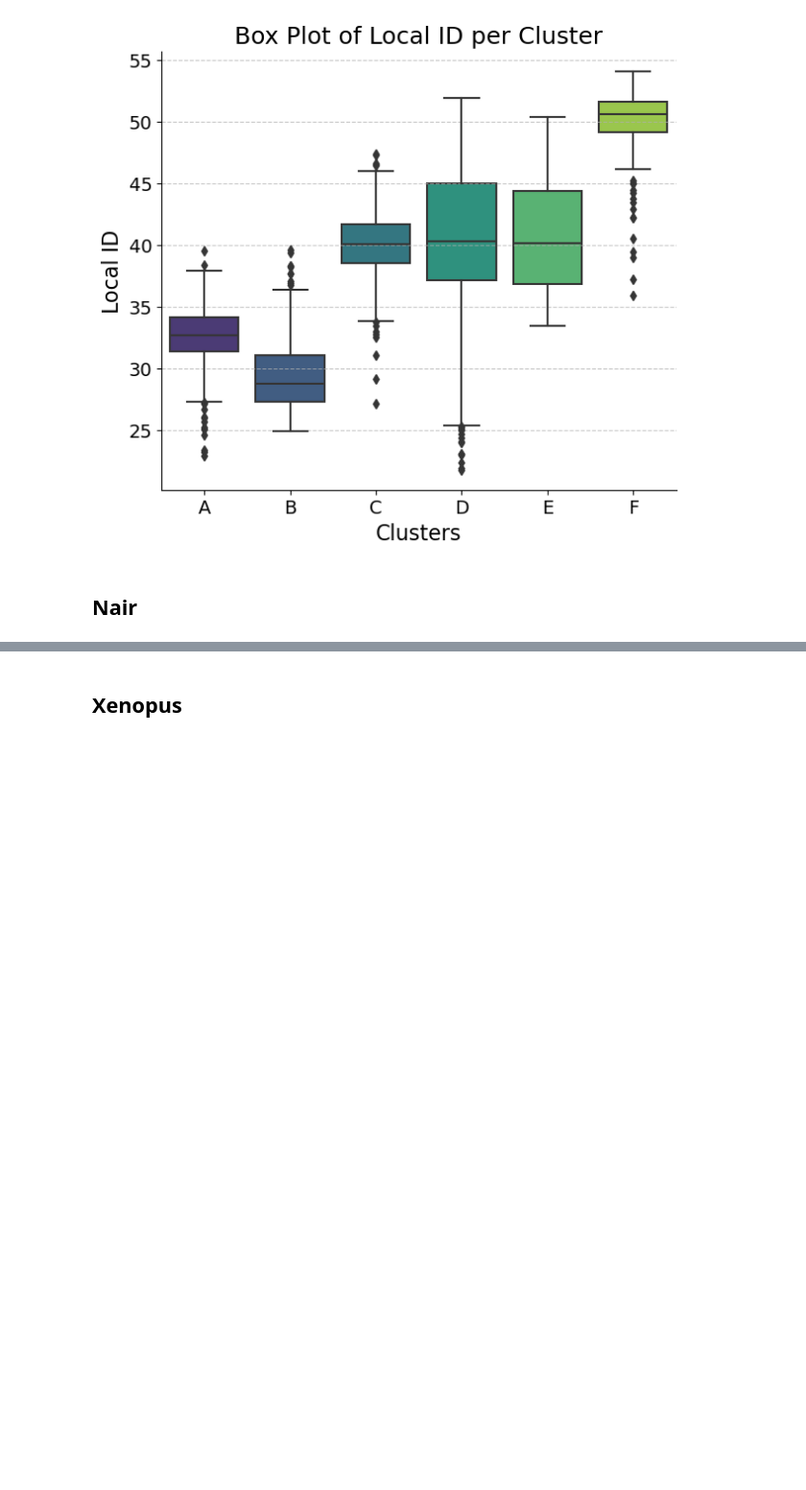
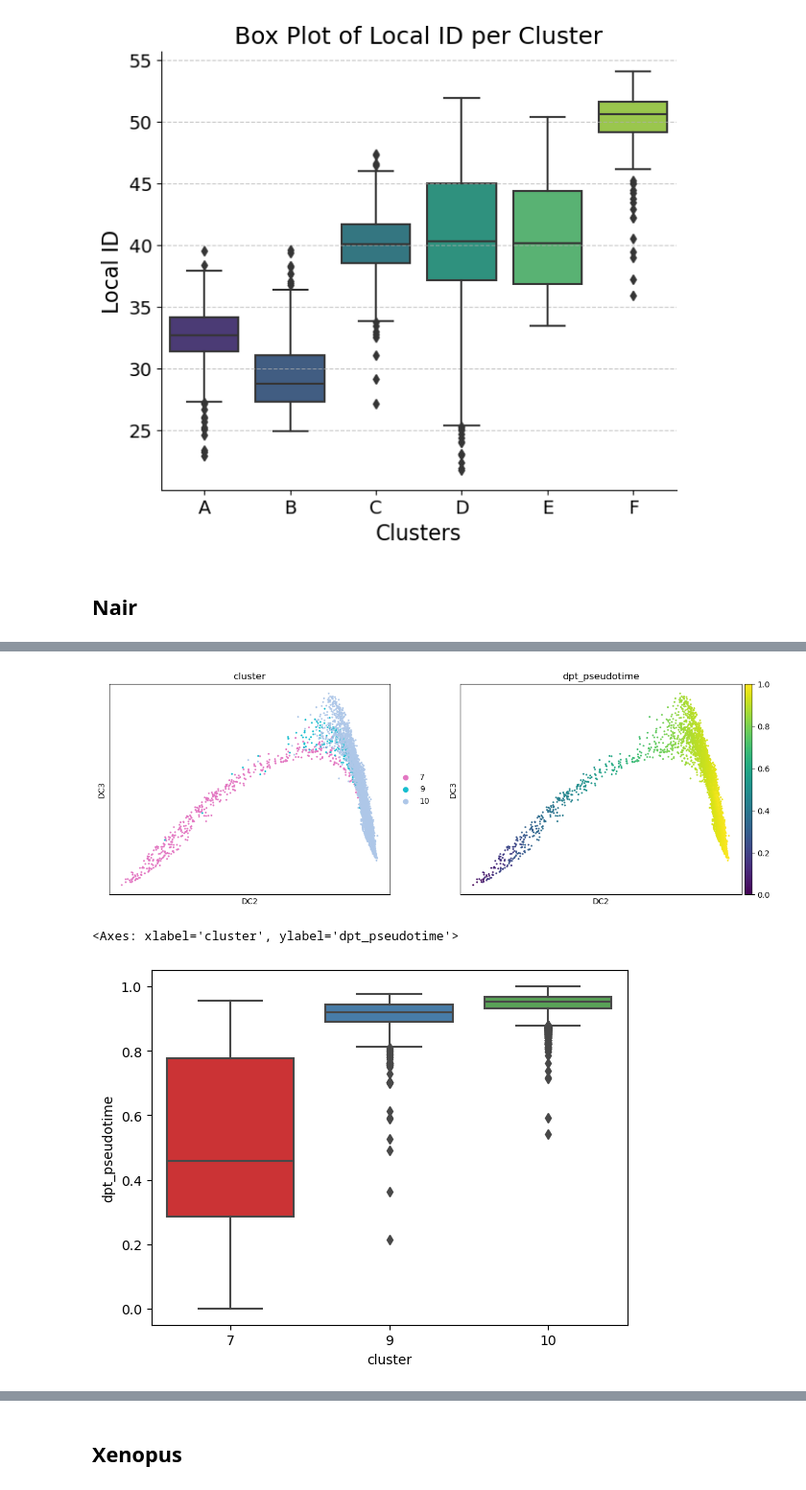
Before and after one commit to maddalenastn/IDEAS, a Jupyter notebook: Notebooks/Local_ID.ipynb, the cells around one changed output, grey strips where cells are left out. Shown at 96% size. Cells and saved outputs as stored; diff of their text form; code cells hidden in the pictures; blank space fills up the shorter version.

```diff
--- a/Notebooks/Local_ID.ipynb
+++ b/Notebooks/Local_ID.ipynb
@@ -29,0 +57,18 @@ def add_local_ID_to_adata(Adata,ID_dataframe):
+# %%
+def add_pseudotime_partial(Adata):
+
+    sc.pp.log1p(Adata)
+    sc.pp.highly_variable_genes(Adata, min_mean=0.0125, max_mean=3, min_disp=0.5, inplace=True)
+    Adata_hv = Adata[:, (Adata.var.highly_variable)]
+    sc.pp.neighbors(Adata_hv, n_neighbors=20, use_rep='X', method='gauss')
+    sc.tl.diffmap(Adata_hv)
+    Adata_hv.uns['iroot'] = np.argmin(Adata_hv.obsm['X_diffmap'][:,1])
+    sc.tl.dpt(Adata_hv)
+
+    # Transfer new annotations back to adata_rep
+    Adata.obs['dpt_pseudotime'] = Adata_hv.obs['dpt_pseudotime']
+    Adata.obsm['X_diffmap'] = Adata_hv.obsm['X_diffmap']
+    Adata.uns.update({k: Adata_hv.uns[k] for k in ['neighbors', 'diffmap_evals', 'iroot']})
+    Adata.obsp = Adata_hv.obsp
+
+    return Adata
@@ -282,0 +232,8 @@ plt.show()
+# %%
+adata_partial = add_pseudotime_partial(adata_partial)
+sc.pl.diffmap(adata_partial, color=['cluster','dpt_pseudotime'], dimensions=[(1, 2)])
+sns.boxplot(data=adata_partial.obs, x="cluster", y="dpt_pseudotime", palette='Set1')
+# %% [output]
+[figure, added]
+<Axes: xlabel='cluster', ylabel='dpt_pseudotime'>
+[figure, added]
```
Also changed, not shown: parts of 24 cells of this notebook, 2 other files.
